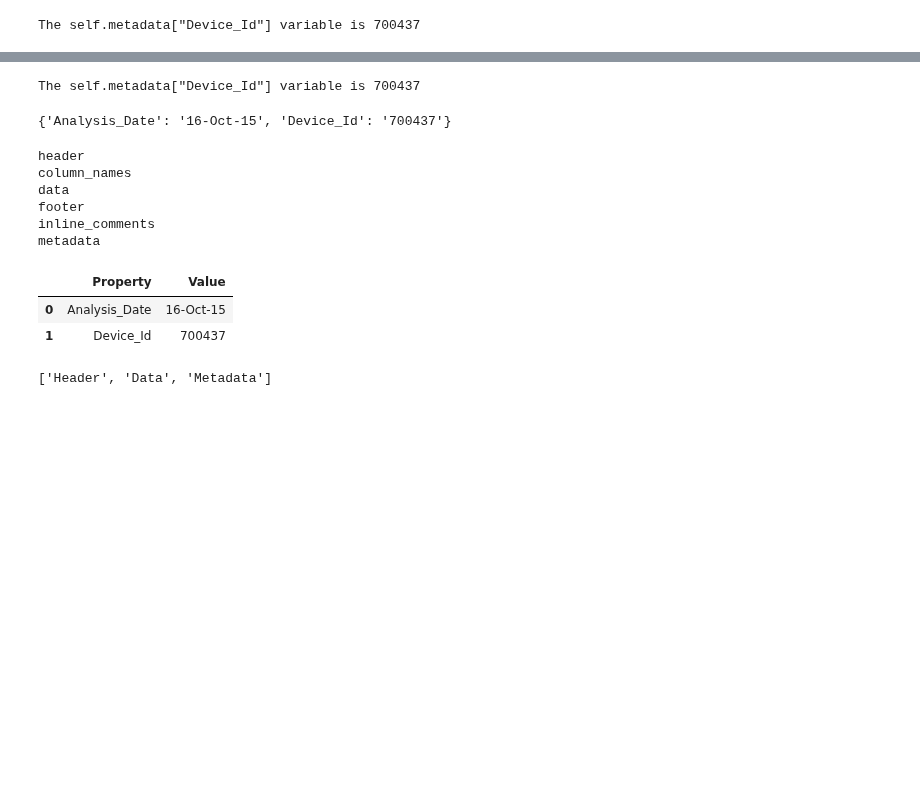
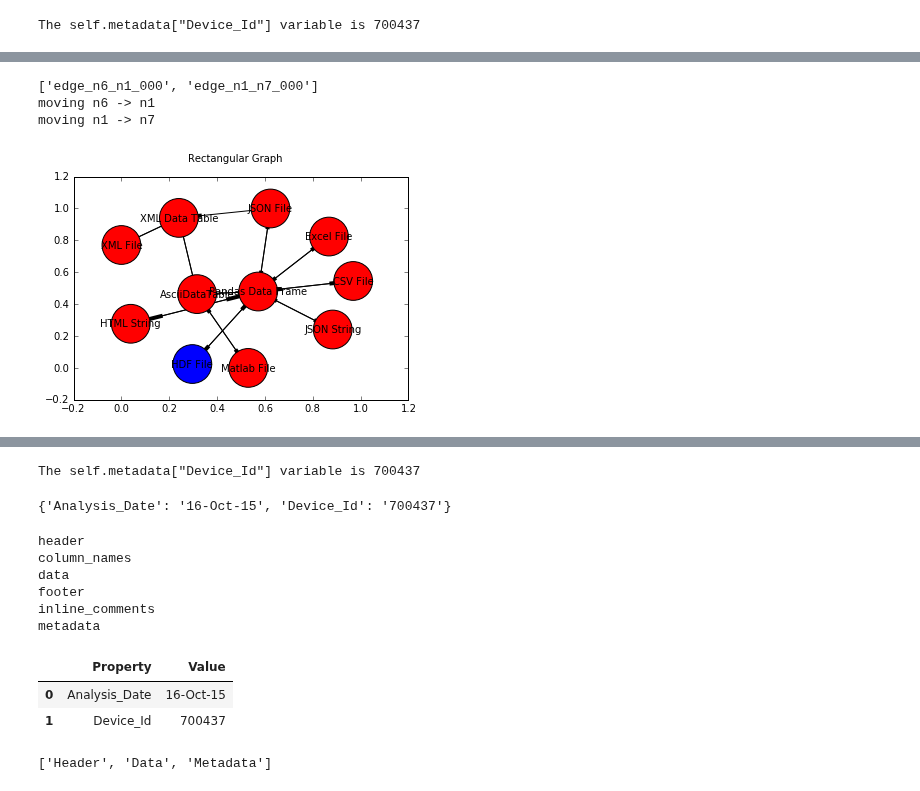
Before and after one commit to aricsanders/Jupyter-Notebooks, a Jupyter notebook: Rectangular_Data_Table_Bijective_Example_20161121_001.ipynb, the cells around one changed output, grey strips where cells are left out. Drawn from its saved outputs; the diff is of its cells as text; code cells hidden in the pictures; blank space fills up the shorter version.

Commit message:
Added a show method to graph model and fixed get path so that it no longer gets stuck in a loop

```diff
--- a/Rectangular_Data_Table_Bijective_Example_20161121_001.ipynb
+++ b/Rectangular_Data_Table_Bijective_Example_20161121_001.ipynb
@@ -371,6 +413,7 @@ moving n1 -> n2
 # %%
 #print rect_graph.data
 # %%
+# need to rename these Model1_to_Model2
 def edge_1_to_3(pandas_data_frame):
     pandas_data_frame.to_hdf("Test.hdf","table")
     return "Test.hdf"
@@ -473,6 +516,27 @@ def edge_10_to_2(matlab_file_name):
 rect_graph.add_node("n10","n2",edge_2_to_10,"n2",edge_10_to_2)
 rect_graph.node_descriptions.append("Matlab File")
 
+# def edge_4_to_11(xml_data_table):
+#     return xml_data_table
+
+# def edge_11_to_4(xml_data_table):
+#     return xml_data_table
+
+# rect_graph.add_node("n11","n4",edge_4_to_11,"n4",edge_11_to_4)
+# rect_graph.node_descriptions.append("XML File")
+
+
+def edge_4_to_11(xml_data_table,file_name="test.xml"):
+    xml_data_table.save(file_name)
+    return file_name
+
+def edge_11_to_4(xml_file_name):
+    xml_data_table=DataTable(xml_file_name)
+    return xml_data_table
+
+rect_graph.add_node("n11","n4",edge_4_to_11,"n4",edge_11_to_4)
+rect_graph.node_descriptions.append("XML File")
+
 def edge_7_to_4(json_file_string):
     data_dictionary_list=json.load(open(json_file_string,'r'))
     xml=DataTable(None,data_dictionary={"data":data_dictionary_list})
@@ -552,6 +679,19 @@ rect_graph.move_to_node("n1")
 print rect_graph.data
 # %%
 from ipywidgets import *
+# %%
+%matplotlib inline
+def move_and_show(end_node_number):
+    node=rect_graph.node_names[end_node_number]
+    rect_graph.move_to_node(node)
+    rect_graph.show(descriptions=True)
+
+interact(move_and_show,end_node_number=(0,len(rect_graph.node_names)-1,1))
+# %% [output]
+['edge_n6_n1_000', 'edge_n1_n7_000']
+moving n6 -> n1
+moving n1 -> n7
+[figure, added]
 # %%
 def move_and_print(end_node_number):
     node=rect_graph.node_names[end_node_number]
```
Also changed, not shown: parts of 34 cells of this notebook, 7 other files.
